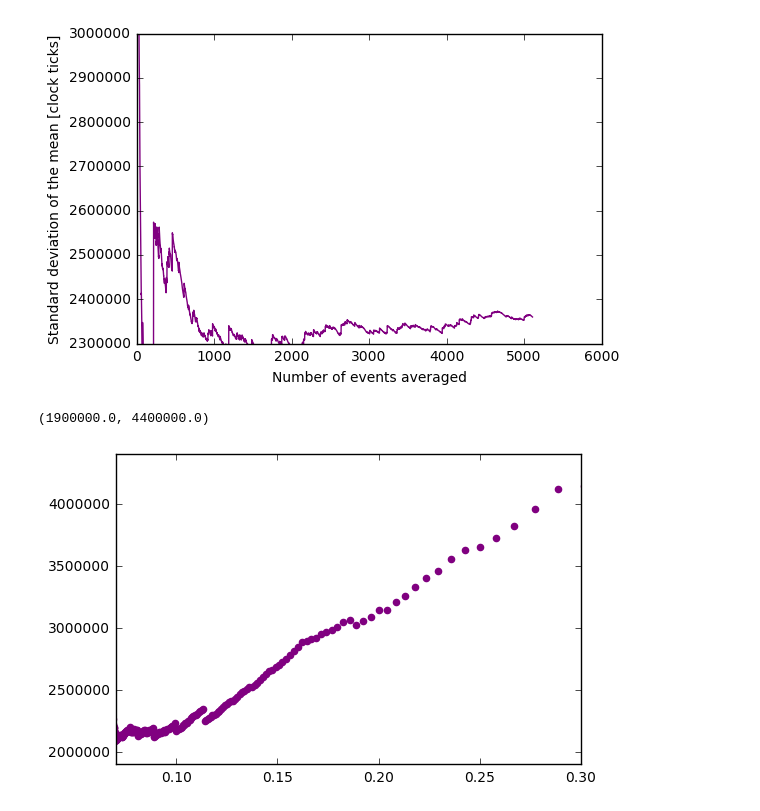
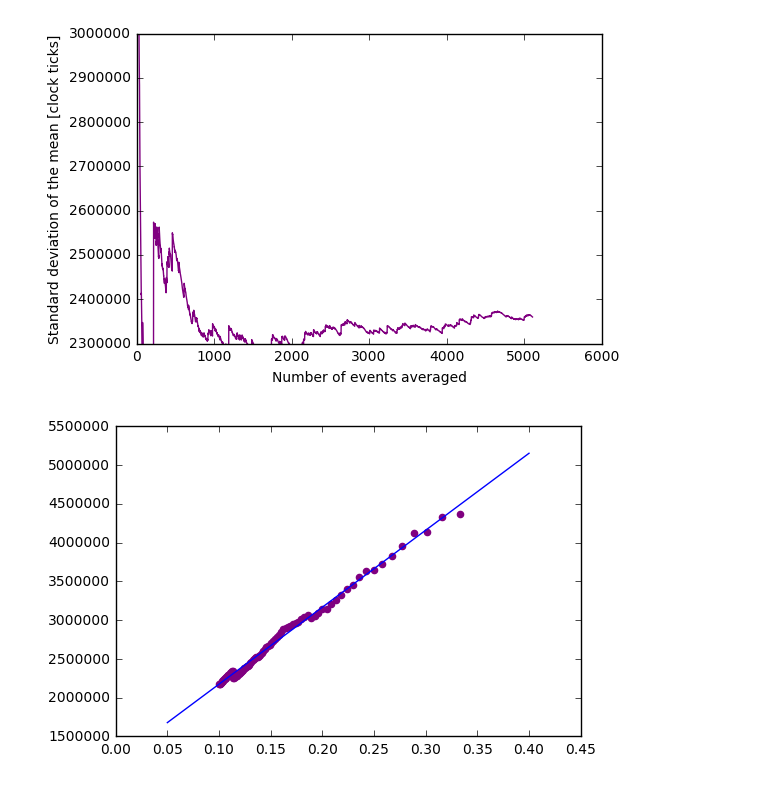
Before and after one commit to pymilo/notebooks, a Jupyter notebook: Photomultiplier.ipynb, the cells around one changed output. Drawn from its saved outputs; the diff is of its cells as text; code cells hidden in the pictures.

```diff
--- a/Photomultiplier.ipynb
+++ b/Photomultiplier.ipynb
@@ -237,10 +237,3 @@ plt.ylabel('Standard deviation of the mean [clock ticks]')
 # %% [output]
 <matplotlib.text.Text at 0x...>
 [figure]
-# %%
-plt.scatter( (1./np.sqrt(np.arange(np.size(nsm))+1)) , nsm, color='purple')
-plt.xlim(0.07,0.3)
-plt.ylim(1.9e6,4.4e6)
-# %% [output]
-(1900000.0, 4400000.0)
-[figure, removed]
@@ -248,0 +240,11 @@ plt.loglog
+# %%
+zmin, zmax = 8 , 100 #5109
+srn = (1./np.sqrt(np.arange(np.size(nsm))+1))
+axes = plt.gca()
+plt.scatter( srn[zmin:zmax] , nsm[zmin:zmax] , color='purple')
+m,b = np.polyfit(srn[zmin:zmax], nsm[zmin:zmax], 1)
+X_plot = np.linspace(axes.get_xlim()[0],axes.get_xlim()[1],100)
+plt.plot(X_plot, m*X_plot + b, '-', label = 'y = 0.9x+6.08')
+plt.show()
+# %% [output]
+[figure, added]
```
Also changed, not shown: parts of 3 cells of this notebook.
